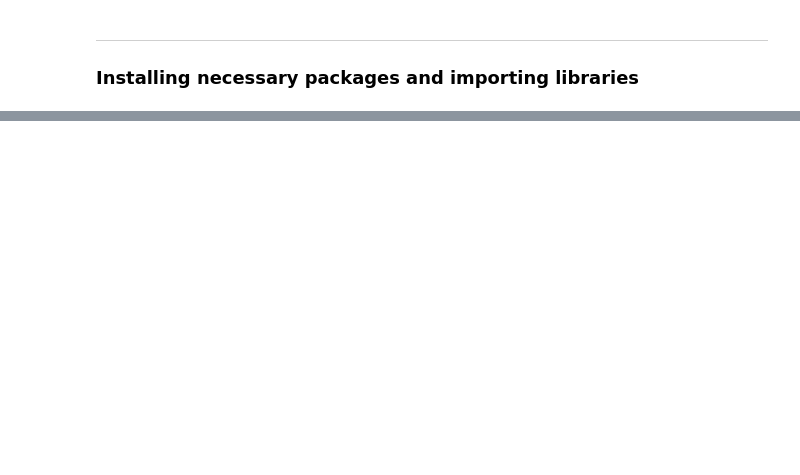
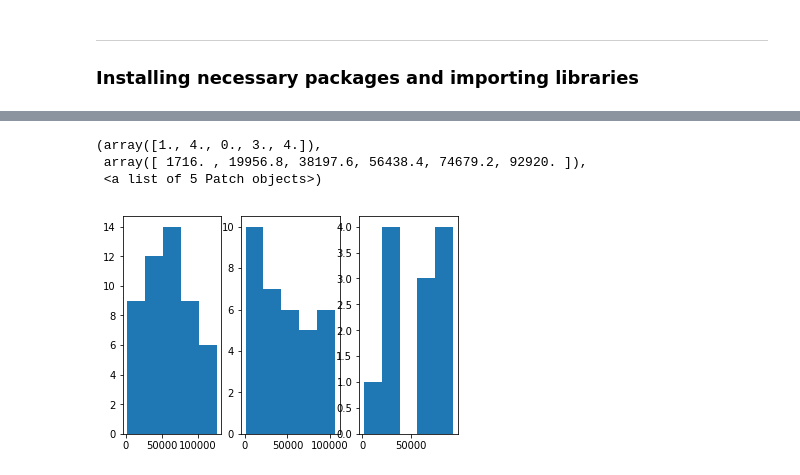
Before and after one commit to duringhof/Coursera_Capstone, a Jupyter notebook: EV_Charger_Capstone.ipynb, the cells around one changed output, grey strips where cells are left out. Drawn from its saved outputs; the diff is of its cells as text; code cells hidden in the pictures; blank space fills up the shorter version.

```diff
--- a/EV_Charger_Capstone.ipynb
+++ b/EV_Charger_Capstone.ipynb
@@ -16,0 +72,10 @@ At the heart of the solution will be the foursquare location category "EV Chargi
+# %%
+radius = 100000 # meters
+limit = 1000
+# %%
+latitude_NL = 52.3667 # Amsterdam
+longitude_NL = 4.8945
+latitude_NO = 59.9139 # Oslo
+longitude_NO = 10.7522
+latitude_SE = 59.3293 # Stockholm
+longitude_SE = 18.0686
@@ -16,0 +85,20 @@ At the heart of the solution will be the foursquare location category "EV Chargi
+# %%
+url = 'https://api.foursquare.com/v2/venues/search?client_id={}&client_secret={}&ll={},{}&v={}&categoryId={}&radius={}&limit={}'.format(CLIENT_ID, CLIENT_SECRET, latitude_SE, longitude_SE, VERSION, EVCS_cid, radius, limit)
+results_EVCS_SE = requests.get(url).json()
+url = 'https://api.foursquare.com/v2/venues/search?client_id={}&client_secret={}&ll={},{}&v={}&categoryId={}&radius={}&limit={}'.format(CLIENT_ID, CLIENT_SECRET, latitude_NL, longitude_NL, VERSION, EVCS_cid, radius, limit)
+results_EVCS_NL = requests.get(url).json()
+url = 'https://api.foursquare.com/v2/venues/search?client_id={}&client_secret={}&ll={},{}&v={}&categoryId={}&radius={}&limit={}'.format(CLIENT_ID, CLIENT_SECRET, latitude_NO, longitude_NO, VERSION, EVCS_cid, radius, limit)
+results_EVCS_NO = requests.get(url).json()
+# %%
+# assign relevant part of JSON to venues
+venues_EVCS_NL = results_EVCS_NL['response']['venues']
+venues_EVCS_NO = results_EVCS_NO['response']['venues']
+venues_EVCS_SE = results_EVCS_SE['response']['venues']
+
+# transform venues into a dataframe
+dataframe_EVCS_NL = json_normalize(venues_EVCS_NL)
+dataframe_EVCS_NO = json_normalize(venues_EVCS_NO)
+dataframe_EVCS_SE = json_normalize(venues_EVCS_SE)
+dataframe_EVCS_NL = dataframe_EVCS_NL[['location.cc','location.distance','location.lat','location.lng','name']]
+dataframe_EVCS_NO = dataframe_EVCS_NO[['location.cc','location.distance','location.lat','location.lng','name']]
+dataframe_EVCS_SE = dataframe_EVCS_SE[['location.cc','location.distance','location.lat','location.lng','name']]
@@ -16,0 +151,12 @@ At the heart of the solution will be the foursquare location category "EV Chargi
+# %%
+fig, axs = plt.subplots(1, 3)
+
+# We can set the number of bins with the `bins` kwarg
+axs[0].hist(dataframe_EVCS_NL['location.distance'], bins=5)
+axs[1].hist(dataframe_EVCS_NO['location.distance'], bins=5)
+axs[2].hist(dataframe_EVCS_SE['location.distance'], bins=5)
+# %% [output]
+(array([1., 4., 0., 3., 4.]),
+ array([ 1716. , 19956.8, 38197.6, 56438.4, 74679.2, 92920. ]),
+ <a list of 5 Patch objects>)
+[figure, added]
```
Also changed, not shown: parts of 17 cells of this notebook.
